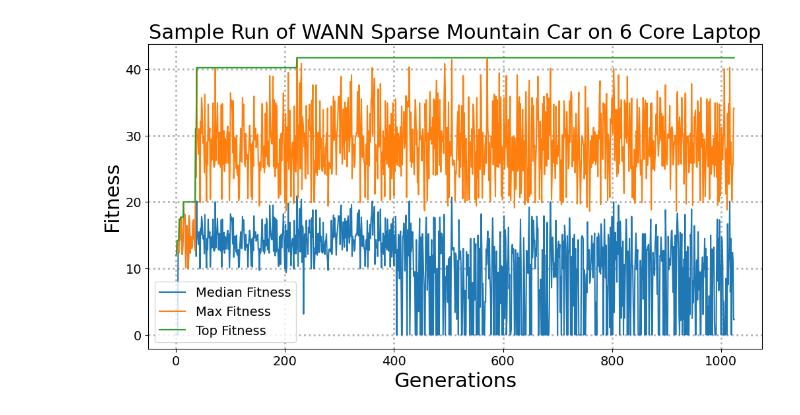
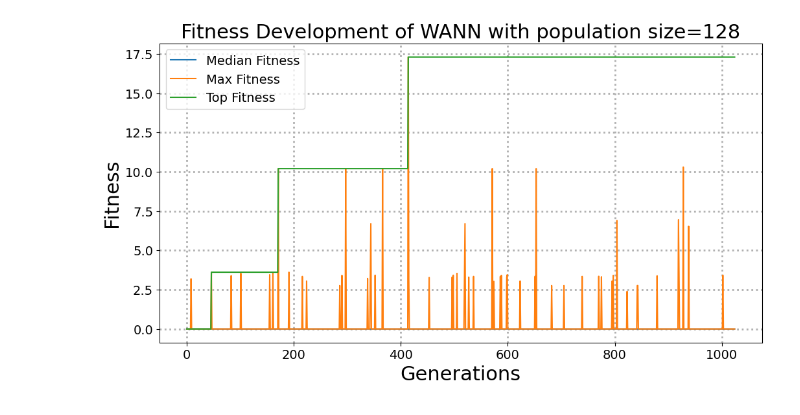
Before and after one commit to Tobi-Tob/Sparse-RL-Wann, a Jupyter notebook: log/viewRunStats.ipynb, the cells around one changed output. Drawn from its saved outputs; the diff is of its cells as text; code cells hidden in the pictures.

```diff
--- a/log/viewRunStats.ipynb
+++ b/log/viewRunStats.ipynb
@@ -14,36 +14,40 @@ import numpy as np
 5: median # of nodes in population
 6: median # of connections in population]
 """
-stats = np.loadtxt('smc/smc_1024_stats.out', delimiter=',')
+stats = np.loadtxt('lula/lula_1024_128_stats.out', delimiter=',')
 task = "Sparse Mountain Car"  # "Lunar Lander"
-out_path = 'smc/smc_1024_fitness.pdf'
+pop_size = 128
+save = True
+out_path = 'lula/lula_1024_128_fitness.pdf'
 runTime = np.loadtxt('sample_runTime.out', delimiter=',')
 # %%
 # Plot fitness progress:
 plt.figure(figsize=(12,6))
 plt.grid(linestyle='--', linewidth=0.1)
 plt.plot(stats[:,1], label="Median Fitness")
 plt.plot(stats[:,2], label="Max Fitness")
 plt.plot(stats[:,3], label="Top Fitness")
 # plt.plot(stats[:,4], label="Peak Fitness")
 plt.legend(fontsize=14)
 plt.grid(linestyle=':', linewidth=2)
 plt.xlabel('Generations', fontsize=22)
 plt.ylabel('Fitness', fontsize=22)
 plt.xticks(fontsize=14)
 plt.yticks(fontsize=14)
 
 # Approximate time on 8 cores
 genKey = np.array([32,128,256,384,640,896],dtype=int)
 
 for i in range(len(genKey)):
   gen = int(genKey[i]/8)-1
   time = runTime[gen]/3600
   #plt.annotate(str(round(time,1))+' hours', xy=(gen*8,0), xytext=(gen*8,-200),
   #             arrowprops=dict(facecolor='black', shrink=0.05), horizontalalignment='center')
 
 # plt.title('Sample Run of WANN Cart-Pole Swing-Up on 8 Core Laptop')
-plt.title(f'Sample Run of WANN {task} on 6 Core Laptop', fontsize=22)
-plt.savefig(out_path, bbox_inches='tight')
+# plt.title(f'Sample Run of WANN {task} on 6 Core Laptop', fontsize=22)
+plt.title(f'Fitness Development of WANN with population size={pop_size}', fontsize=22)
+plt.savefig(out_path, bbox_inches='tight') if save else None
+# plt.show()
 # %% [output]
-[figure, old version]
+[figure, new version]
```
Also changed, not shown: 12 other files.
